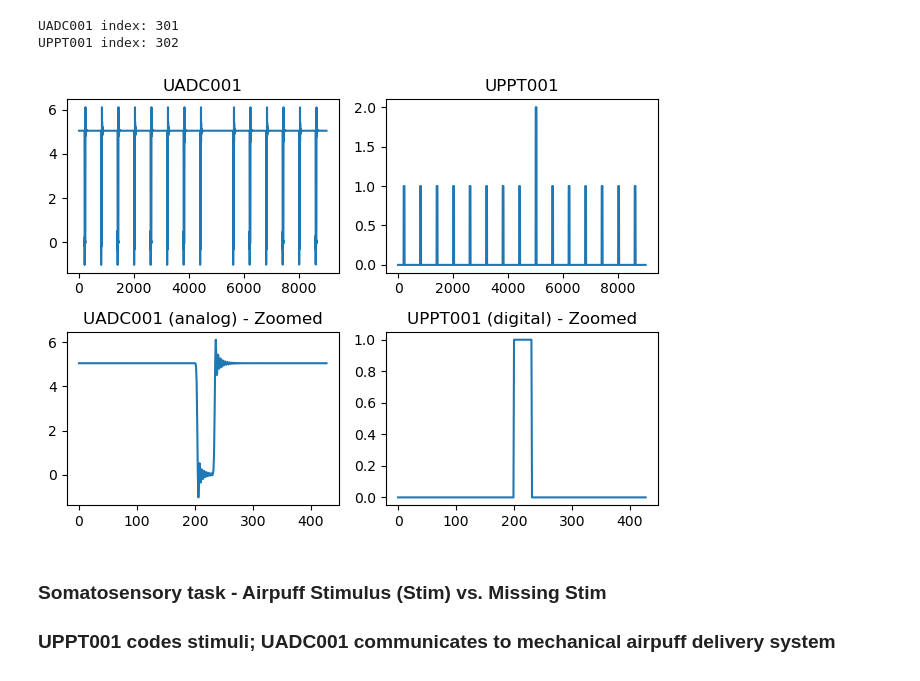
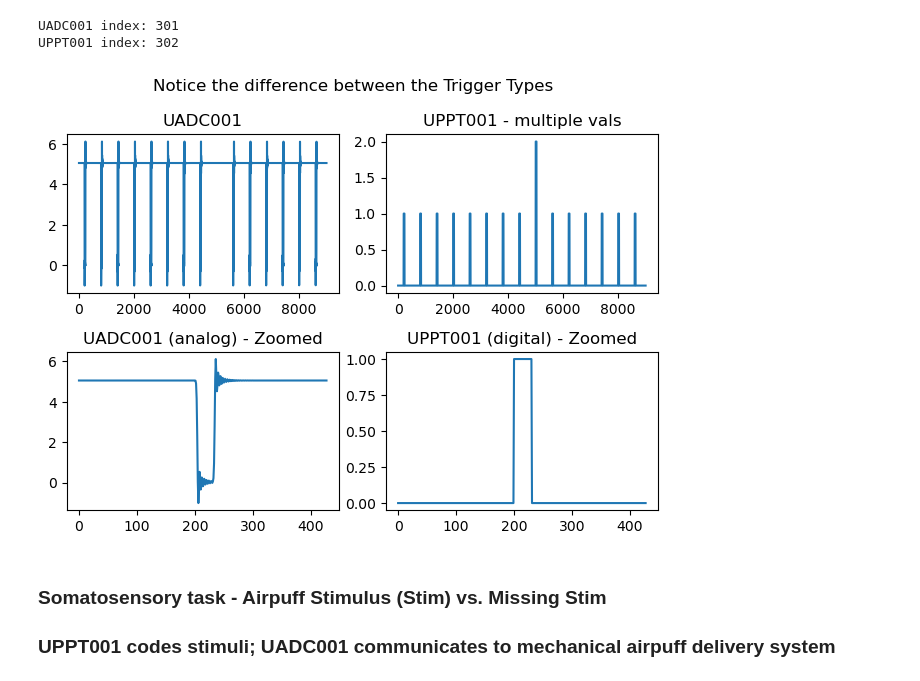
Before and after one commit to nih-megcore/NIMH_MEG_workshop, a Jupyter notebook: Day1/Lab1_preprocessing.ipynb, the cells around one changed output. Saved outputs shown, nothing was run; the diff lists cells and outputs as text; code cells hidden in the pictures.

```diff
--- a/Day1/Lab1_preprocessing.ipynb
+++ b/Day1/Lab1_preprocessing.ipynb
@@ -215,21 +215,22 @@ UPPT001 index: 302
 # %%
 #General plotting using python plotting
 %matplotlib inline
 samp_start = 1000
 samp_end = 10000
 fig, ax = plt.subplots(2,2)
 #Note the indexing from previous cell (301 is UADC, 302 is UPPT)
 ax[0,0].plot(raw._data[301, samp_start:samp_end])
 ax[0,0].set_title('UADC001')
 ax[0,1].plot(raw._data[302, samp_start:samp_end])
-ax[0,1].set_title('UPPT001')
+ax[0,1].set_title('UPPT001 - multiple vals')
 ax[1,0].plot(raw._data[301, samp_start:int(samp_end/7)])
 ax[1,0].set_title('UADC001 (analog) - Zoomed')
 ax[1,1].plot(raw._data[302, samp_start:int(samp_end/7)])
 ax[1,1].set_title('UPPT001 (digital) - Zoomed')
+fig.suptitle('Notice the difference between the Trigger Types')
 fig.tight_layout()
 # %% [output]
-[figure, old version]
+[figure, new version]
 # %% [markdown]
 ### Somatosensory task - Airpuff Stimulus (Stim) vs. Missing Stim
 ### UPPT001 codes stimuli; UADC001 communicates to mechanical airpuff delivery system
```
Also changed, not shown: parts of 10 cells of this notebook.
